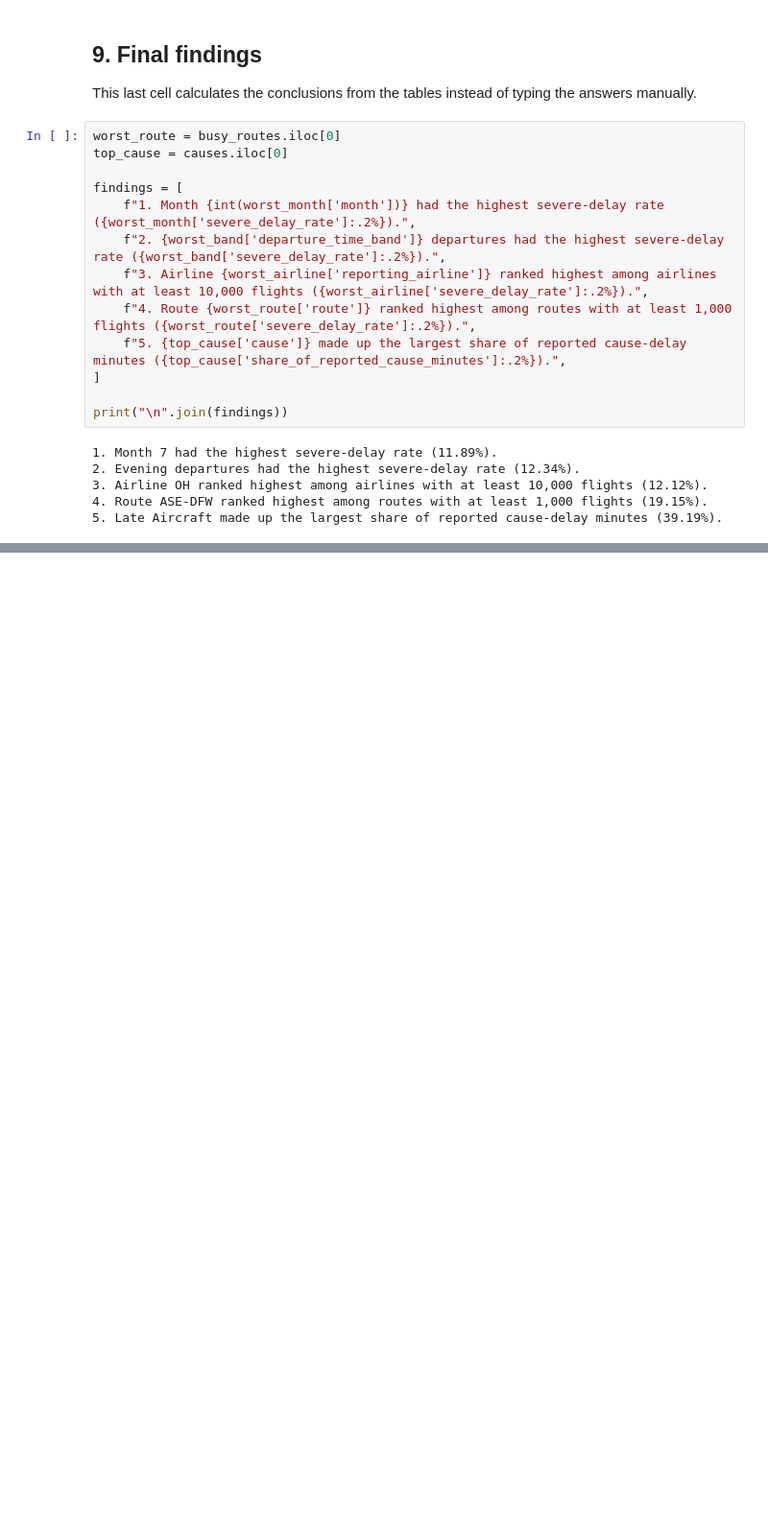
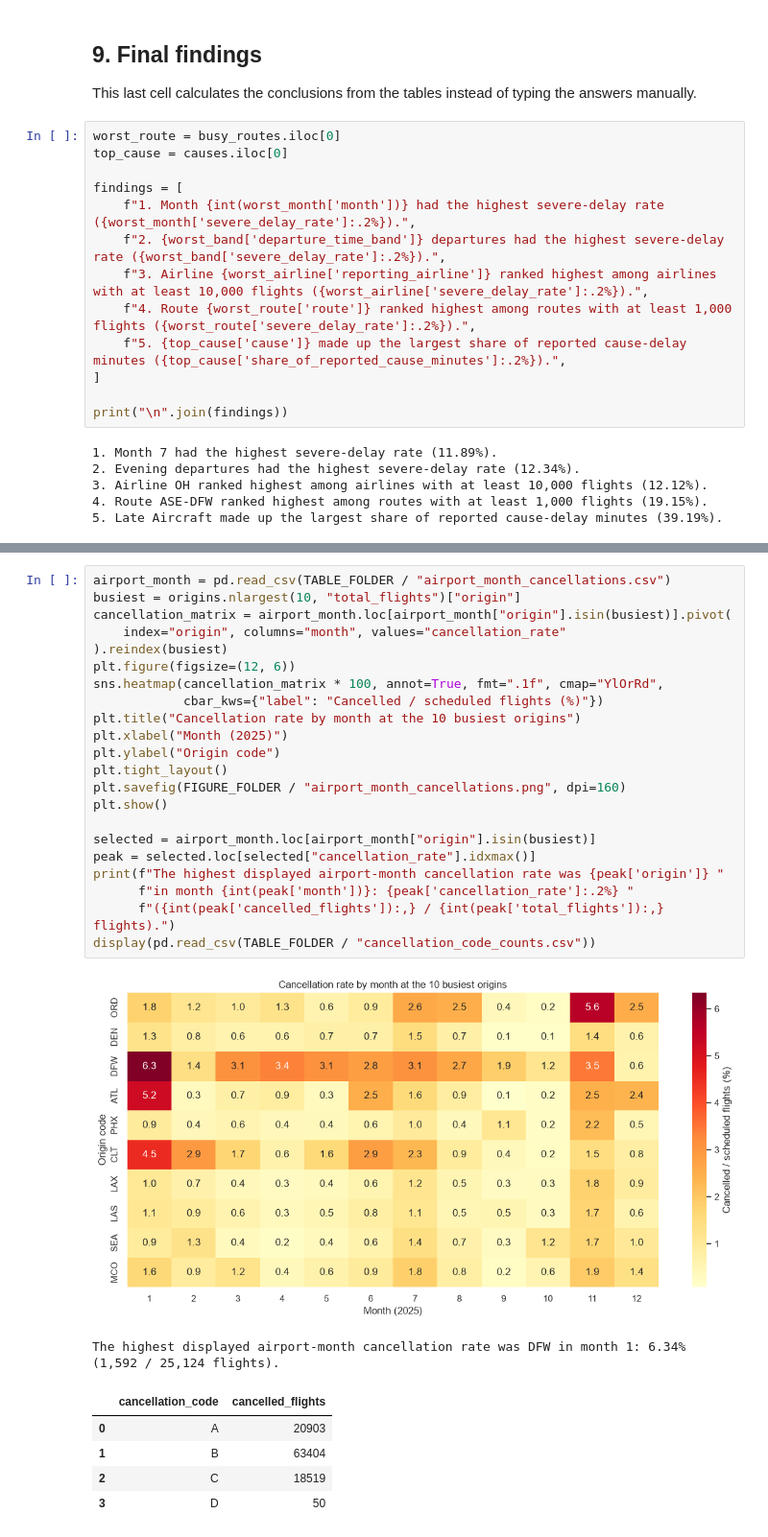
Before and after one commit to aadit19R/Airplane-ML, a Jupyter notebook: airline-delay-project/notebooks/01_beginner_eda.ipynb, the cells around one changed output, grey strips where cells are left out. Shown at 96% size. Drawn from its saved outputs; the diff is of its cells as text; blank space fills up the shorter version.

```diff
--- a/airline-delay-project/notebooks/01_beginner_eda.ipynb
+++ b/airline-delay-project/notebooks/01_beginner_eda.ipynb
@@ -243,0 +641,30 @@ print("\n".join(findings))
+# %%
+airport_month = pd.read_csv(TABLE_FOLDER / "airport_month_cancellations.csv")
+busiest = origins.nlargest(10, "total_flights")["origin"]
+cancellation_matrix = airport_month.loc[airport_month["origin"].isin(busiest)].pivot(
+    index="origin", columns="month", values="cancellation_rate"
+).reindex(busiest)
+plt.figure(figsize=(12, 6))
+sns.heatmap(cancellation_matrix * 100, annot=True, fmt=".1f", cmap="YlOrRd",
+            cbar_kws={"label": "Cancelled / scheduled flights (%)"})
+plt.title("Cancellation rate by month at the 10 busiest origins")
+plt.xlabel("Month (2025)")
+plt.ylabel("Origin code")
+plt.tight_layout()
+plt.savefig(FIGURE_FOLDER / "airport_month_cancellations.png", dpi=160)
+plt.show()
+
+selected = airport_month.loc[airport_month["origin"].isin(busiest)]
+peak = selected.loc[selected["cancellation_rate"].idxmax()]
+print(f"The highest displayed airport-month cancellation rate was {peak['origin']} "
+      f"in month {int(peak['month'])}: {peak['cancellation_rate']:.2%} "
+      f"({int(peak['cancelled_flights']):,} / {int(peak['total_flights']):,} flights).")
+display(pd.read_csv(TABLE_FOLDER / "cancellation_code_counts.csv"))
+# %% [output]
+[figure, added]
+The highest displayed airport-month cancellation rate was DFW in month 1: 6.34% (1,592 / 25,124 flights).
+|  | cancellation_code | cancelled_flights |
+| 0 | A | 20903 |
+| 1 | B | 63404 |
+| 2 | C | 18519 |
+| 3 | D | 50 |
```
Also changed, not shown: parts of 28 cells of this notebook, 17 other files.
